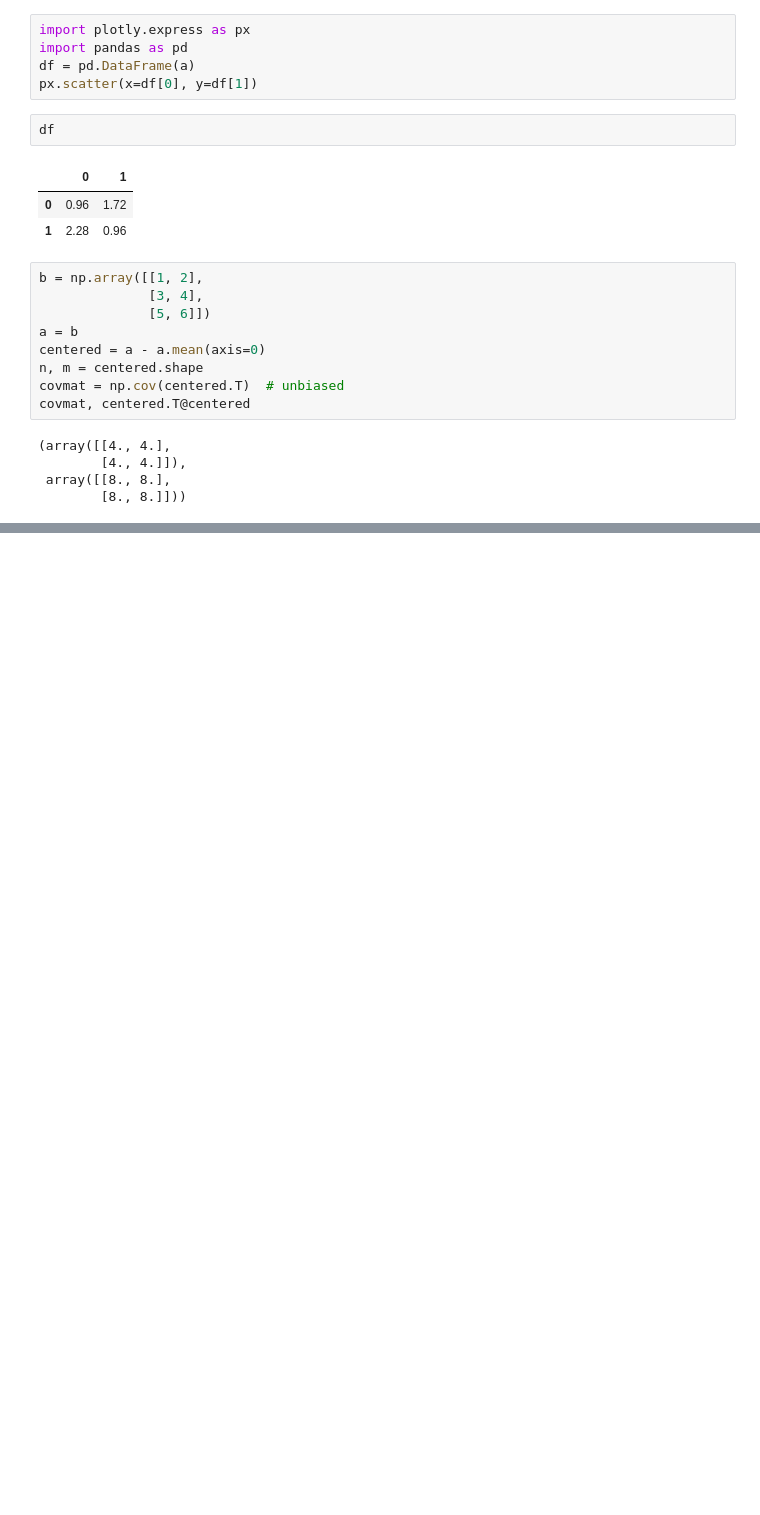
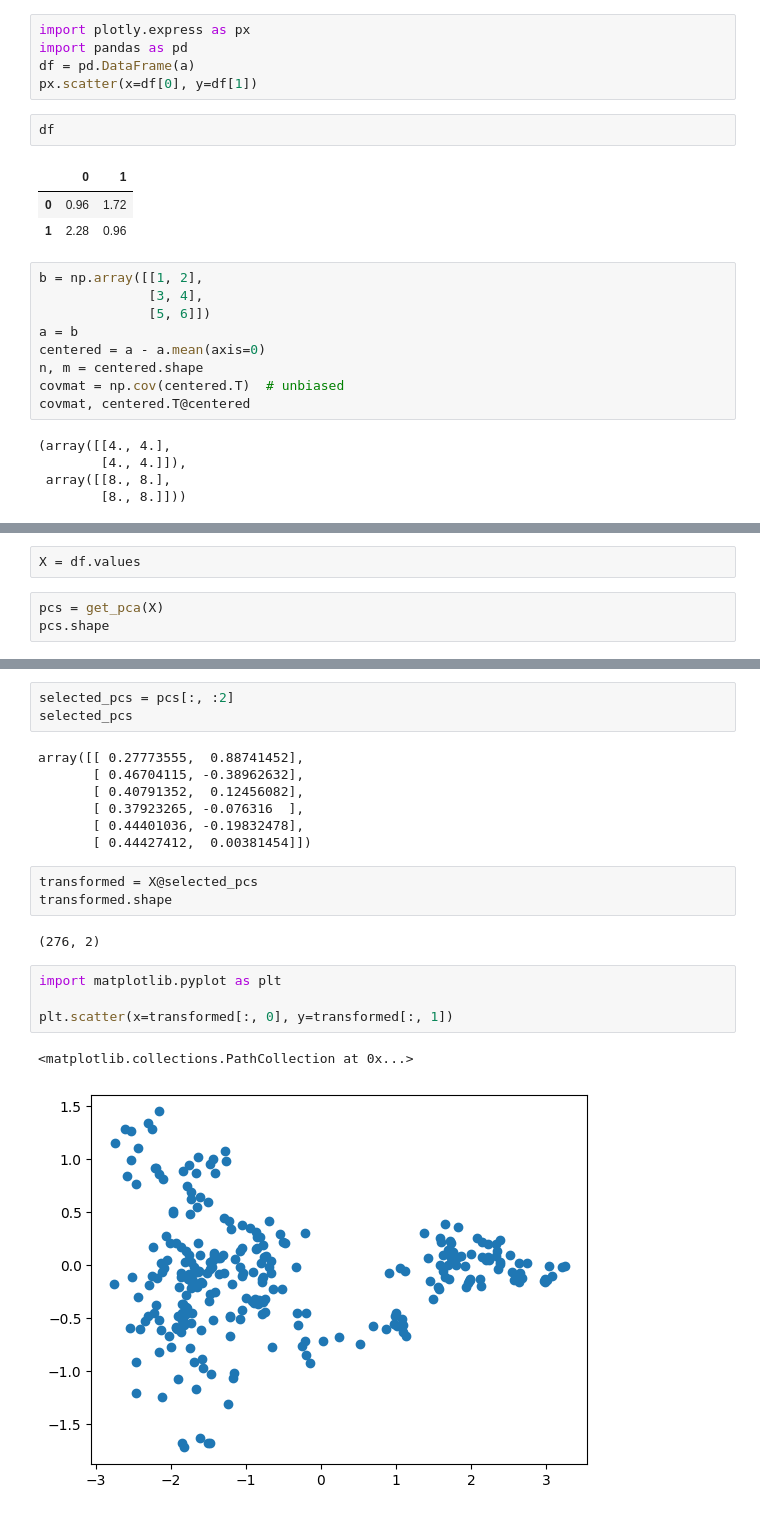
Before and after one commit to SergeyPishchulov/MOMO, a Jupyter notebook: sol.ipynb, the cells around one changed output, grey strips where cells are left out. Cells and saved outputs as stored; diff of their text form; blank space fills up the shorter version.

Commit message:
scatter plot of transformed data

```diff
--- a/sol.ipynb
+++ b/sol.ipynb
@@ -150,0 +119,5 @@ array([[-0.8,  0.6],
+# %%
+X = df.values
+# %%
+pcs = get_pca(X)
+pcs.shape
@@ -150,0 +156,22 @@ array([[-0.8,  0.6],
+# %%
+selected_pcs = pcs[:, :2]
+selected_pcs
+# %% [output]
+array([[ 0.27773555,  0.88741452],
+       [ 0.46704115, -0.38962632],
+       [ 0.40791352,  0.12456082],
+       [ 0.37923265, -0.076316  ],
+       [ 0.44401036, -0.19832478],
+       [ 0.44427412,  0.00381454]])
+# %%
+transformed = X@selected_pcs
+transformed.shape
+# %% [output]
+(276, 2)
+# %%
+import matplotlib.pyplot as plt
+
+plt.scatter(x=transformed[:, 0], y=transformed[:, 1])
+# %% [output]
+<matplotlib.collections.PathCollection at 0x...>
+[figure, added]
```
Also changed, not shown: parts of 16 cells of this notebook.
